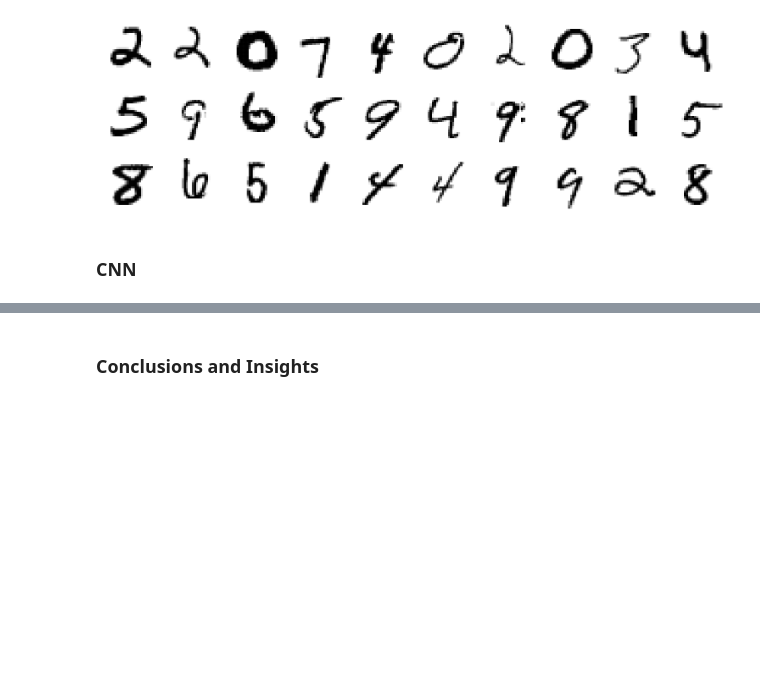
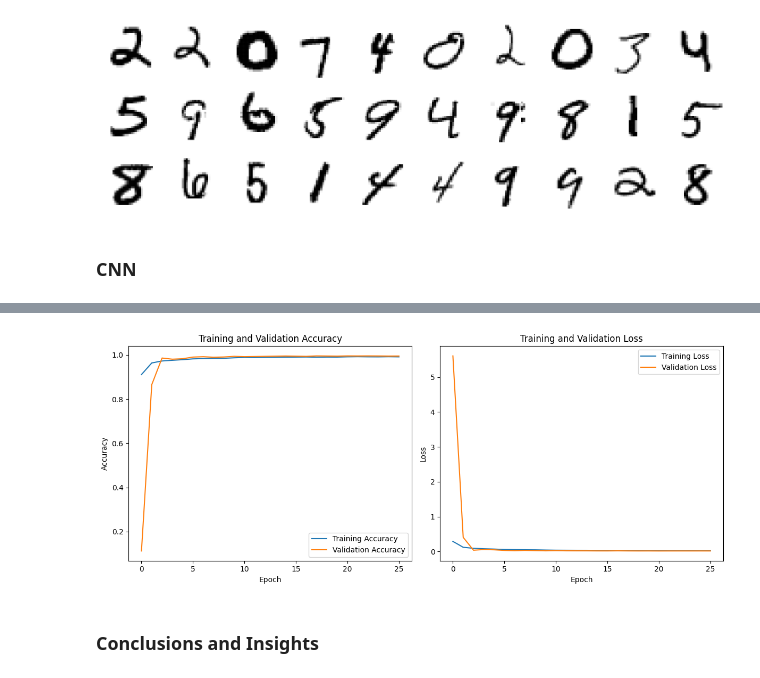
Before and after one commit to plss12/CNN-Digit-Recognizer, a Jupyter notebook: digit-recognizer.ipynb, the cells around one changed output, grey strips where cells are left out. Cells and saved outputs as stored; diff of their text form; code cells hidden in the pictures; blank space fills up the shorter version.

```diff
--- a/digit-recognizer.ipynb
+++ b/digit-recognizer.ipynb
@@ -99,11 +135,13 @@ batch_size = 128
 
 train_gen = datagen.flow(X_train, Y_train, batch_size=batch_size)
 
-es = EarlyStopping(monitor = 'val_loss', patience = 10, restore_best_weights=True)
+es = EarlyStopping(monitor = 'val_loss', patience = 5, restore_best_weights=True)
 
-rlr = ReduceLROnPlateau(monitor = 'val_loss', patience = 3, factor = 0.5, min_lr = 1e-6)
+rlr = ReduceLROnPlateau(monitor = 'val_loss', patience = 2, factor = 0.5, min_lr = 1e-6)
 
-mc = ModelCheckpoint(f'../models/training_model.hdf5', monitor='val_accuracy', save_best_only=True)
+mc = ModelCheckpoint('best_model.h5', monitor = 'val_loss', save_best_only = True, mode = 'min')
 
-learning_hist = model.fit_generator(datagen, epochs = epochs, validation_data = (X_val, Y_val),
+learning_hist = model.fit(train_gen, epochs = epochs, validation_data = (X_val, Y_val),
                                     callbacks=[es, rlr, mc])
+
+model.save('best_model.h5')
@@ -116,0 +166,25 @@ results.head()
+# %%
+plt.figure(figsize=(12, 5))
+
+# Plotting Accuracy
+plt.subplot(1, 2, 1)
+plt.plot(learning_hist.history['accuracy'], label='Training Accuracy')
+plt.plot(learning_hist.history['val_accuracy'], label='Validation Accuracy')
+plt.title('Training and Validation Accuracy')
+plt.xlabel('Epoch')
+plt.ylabel('Accuracy')
+plt.legend()
+
+# Plotting Loss
+plt.subplot(1, 2, 2)
+plt.plot(learning_hist.history['loss'], label='Training Loss')
+plt.plot(learning_hist.history['val_loss'], label='Validation Loss')
+plt.title('Training and Validation Loss')
+plt.xlabel('Epoch')
+plt.ylabel('Loss')
+plt.legend()
+
+plt.tight_layout()
+plt.show()
+# %% [output]
+[figure, added]
```
Also changed, not shown: parts of 8 cells of this notebook, 4 other files.
